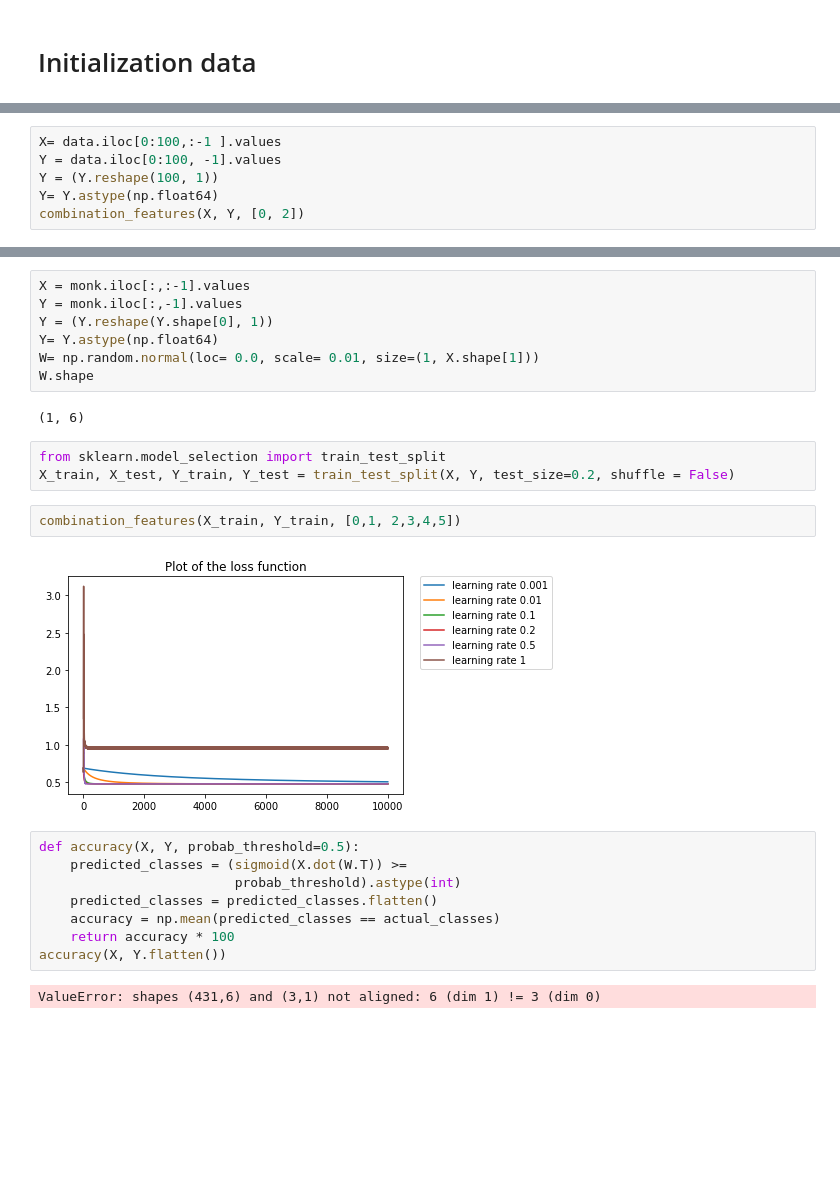
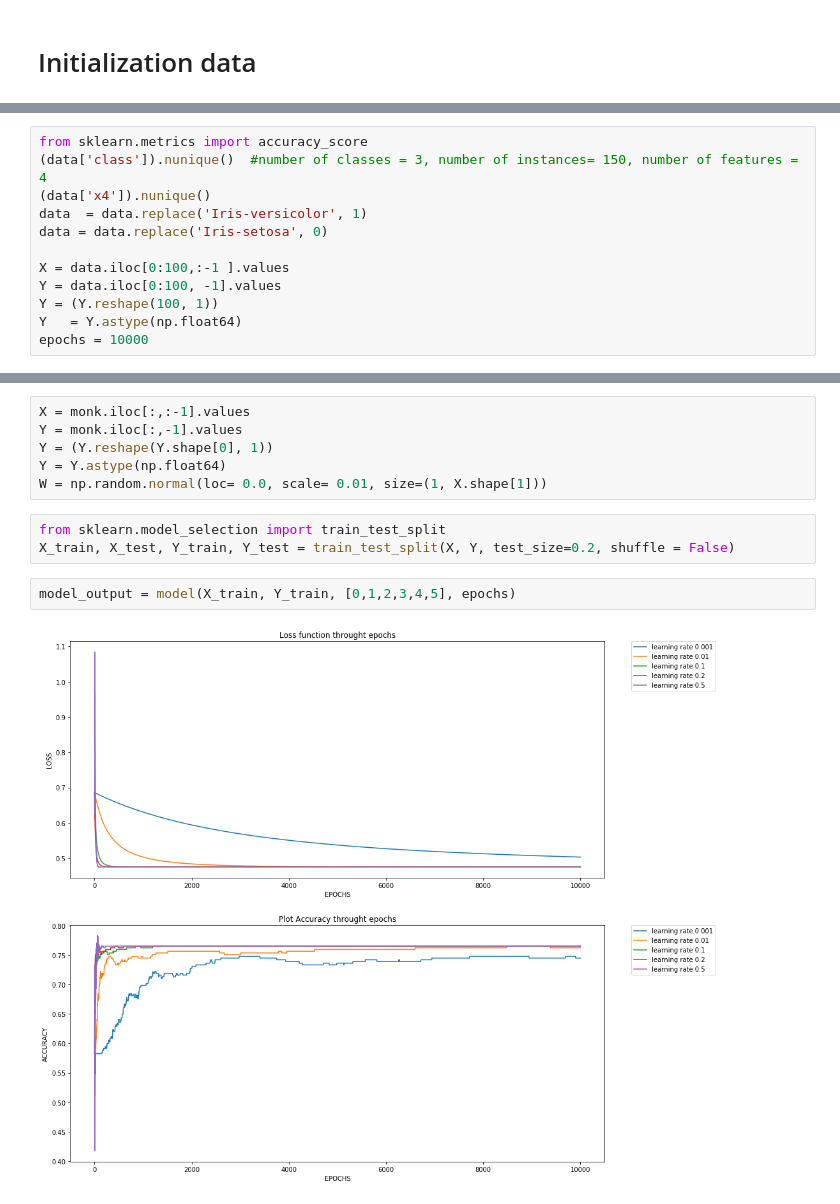
Before and after one commit to dacquaviva/Deep-learning-University-Assignments, a Jupyter notebook: Assignment1.ipynb, the cells around one changed output, grey strips where cells are left out. Saved outputs shown, nothing was run; the diff lists cells and outputs as text; blank space fills up the shorter version.

Commit message:
added accuracy etc..

```diff
--- a/Assignment1.ipynb
+++ b/Assignment1.ipynb
@@ -101,6 +132,12 @@ def combination_features(X, Y, features, lambd=0): #features should be a list wi
 # %%
-X= data.iloc[0:100,:-1 ].values
+from sklearn.metrics import accuracy_score
+(data['class']).nunique()  #number of classes = 3, number of instances= 150, number of features = 4
+(data['x4']).nunique()
+data  = data.replace('Iris-versicolor', 1)
+data = data.replace('Iris-setosa', 0)
+
+X = data.iloc[0:100,:-1 ].values
 Y = data.iloc[0:100, -1].values
 Y = (Y.reshape(100, 1))
-Y= Y.astype(np.float64)
-combination_features(X, Y, [0, 2])
+Y   = Y.astype(np.float64)
+epochs = 10000
@@ -142,25 +184,12 @@ monk
 X = monk.iloc[:,:-1].values
 Y = monk.iloc[:,-1].values
 Y = (Y.reshape(Y.shape[0], 1))
-Y= Y.astype(np.float64)
-W= np.random.normal(loc= 0.0, scale= 0.01, size=(1, X.shape[1]))
-W.shape
+Y = Y.astype(np.float64)
+W = np.random.normal(loc= 0.0, scale= 0.01, size=(1, X.shape[1]))
-# %% [output]
-(1, 6)
 # %%
 from sklearn.model_selection import train_test_split
 X_train, X_test, Y_train, Y_test = train_test_split(X, Y, test_size=0.2, shuffle = False)
 # %%
-combination_features(X_train, Y_train, [0,1, 2,3,4,5])
+model_output = model(X_train, Y_train, [0,1,2,3,4,5], epochs)
 # %% [output]
-[figure, old version]
+[figure, new version]
-# %%
-def accuracy(X, Y, probab_threshold=0.5):
-    predicted_classes = (sigmoid(X.dot(W.T)) >=
-                         probab_threshold).astype(int)
-    predicted_classes = predicted_classes.flatten()
-    accuracy = np.mean(predicted_classes == actual_classes)
-    return accuracy * 100
-accuracy(X, Y.flatten())
-# %% [output]
-ValueError: shapes (431,6) and (3,1) not aligned: 6 (dim 1) != 3 (dim 0)
```
Also changed, not shown: parts of 22 cells of this notebook.
